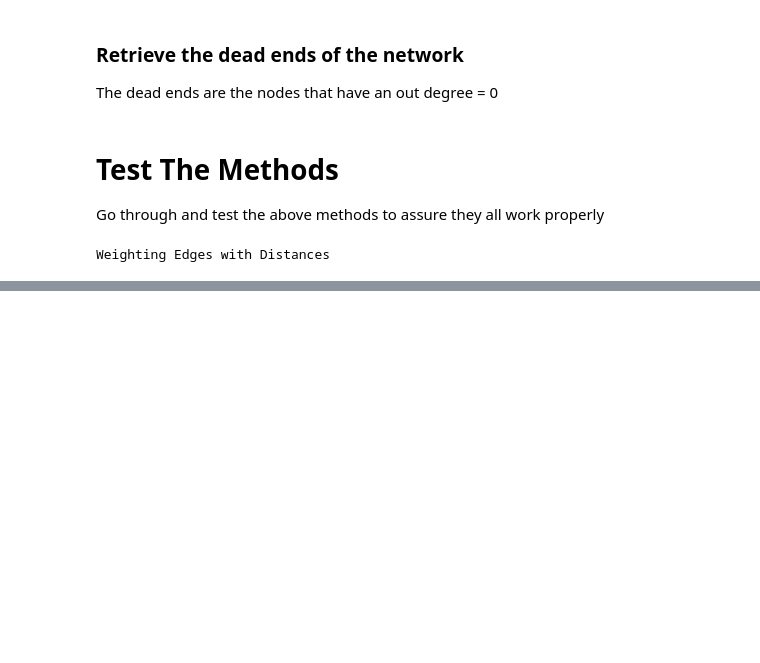
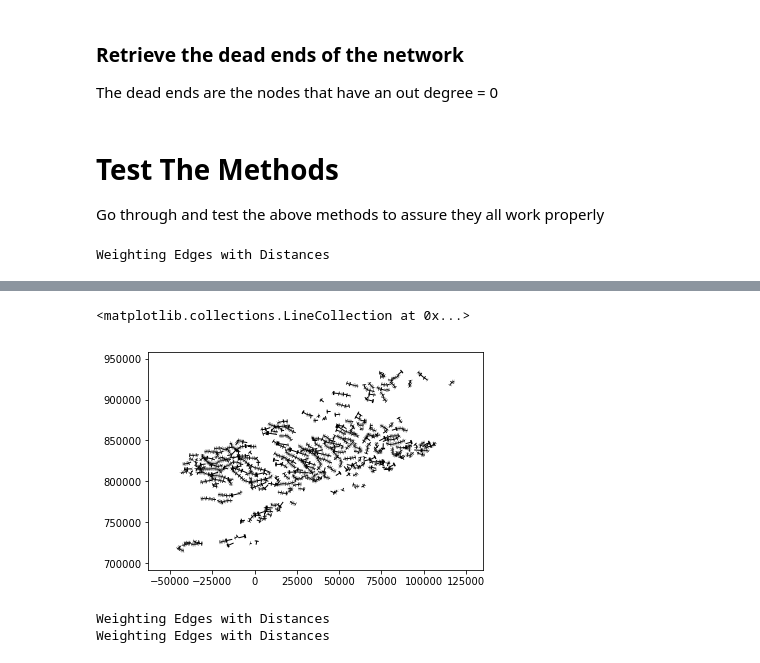
Before and after one commit to jkibele/pyriv, a Jupyter notebook: notebooks/DetectingNetworkBreaks.ipynb, the cells around one changed output, grey strips where cells are left out. Drawn from its saved outputs; the diff is of its cells as text; code cells hidden in the pictures; blank space fills up the shorter version.

```diff
--- a/notebooks/DetectingNetworkBreaks.ipynb
+++ b/notebooks/DetectingNetworkBreaks.ipynb
@@ -327,0 +343,5 @@ Number of nodes: 277425
+# %%
+larger_is_g.plot()
+# %% [output]
+<matplotlib.collections.LineCollection at 0x...>
+[figure, added]
@@ -327,0 +354,6 @@ Number of nodes: 277425
+# %%
+smaller_is_cl = GraphBuilder.GraphBuilder('../../data/sasap/NatMapCoastline3338/NatMapCoastline3338-small-is-f.shp')
+larger_is_cl = GraphBuilder.GraphBuilder('../../data/sasap/NatMapCoastline3338/NatMapCoastline3338-large-is-f.shp')
+# %% [output]
+Weighting Edges with Distances
+Weighting Edges with Distances
```
Also changed, not shown: parts of 26 cells of this notebook, 8 other files.
